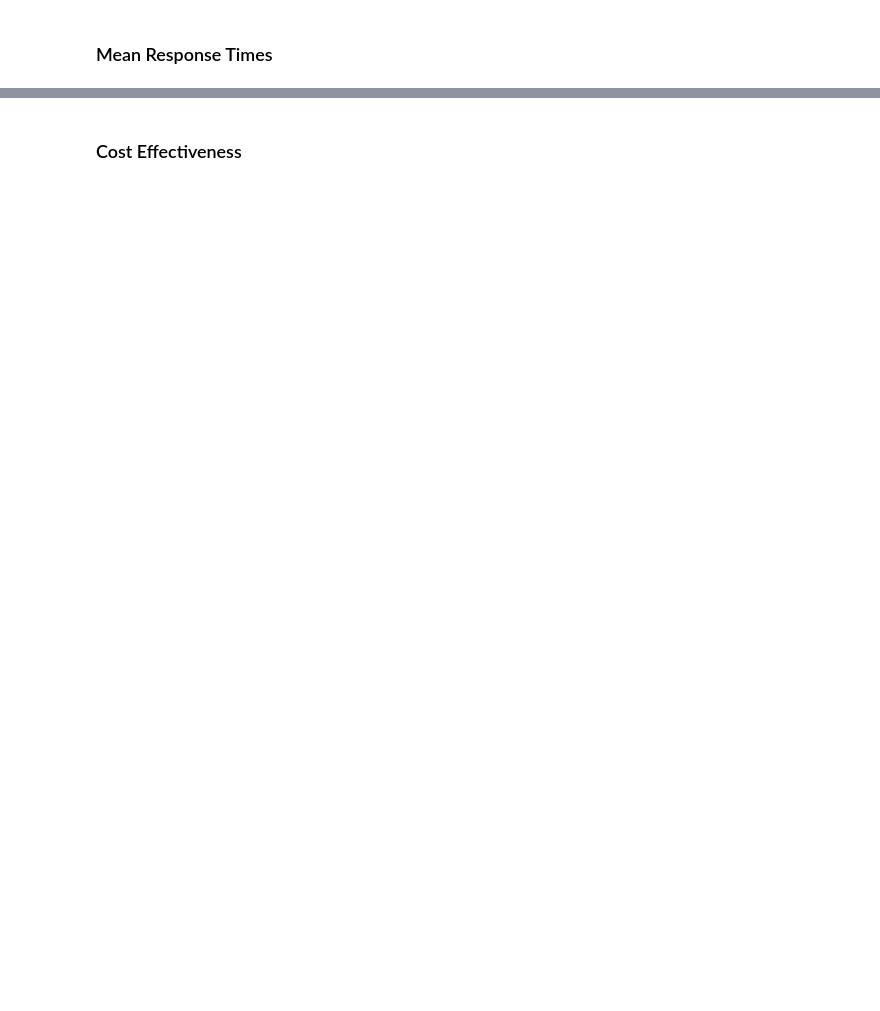
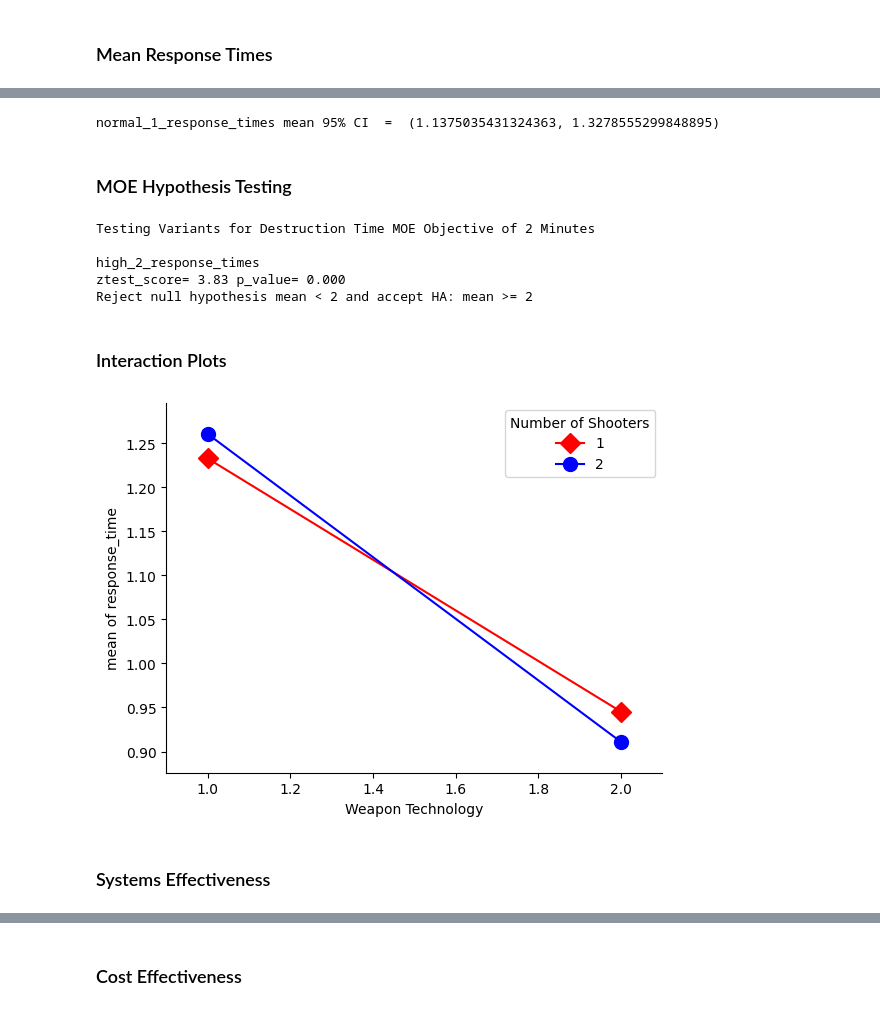
Before and after one commit to madachy/sd_incose, a Jupyter notebook: Target_Shooter_System.ipynb, the cells around one changed output, grey strips where cells are left out. Saved outputs shown, nothing was run; the diff lists cells and outputs as text; code cells hidden in the pictures; blank space fills up the shorter version.

```diff
--- a/Target_Shooter_System.ipynb
+++ b/Target_Shooter_System.ipynb
@@ -369,0 +374,11 @@ np.mean(response_times_dict[('Normal', 1)])
+# %%
+import scipy.stats as st
+
+# 95% confidence intervals
+# https://docs.scipy.org/doc/scipy/reference/generated/scipy.stats.norm.html, last term is standard error of mean
+
+data = response_times_dict[('Normal', 1)]
+
+print("normal_1_response_times mean 95% CI  = ", st.norm.interval(alpha=0.95, loc=np.mean(data), scale=(np.std(data) / np.sqrt(np.size(data)))))
+# %% [output]
+normal_1_response_times mean 95% CI  =  (1.1375035431324363, 1.3278555299848895)
@@ -369,0 +387,43 @@ np.mean(response_times_dict[('Normal', 1)])
+# %% [markdown]
+### MOE Hypothesis Testing
+# %%
+import statsmodels.api as sm
+
+# hypothesis testing
+
+print("Testing Variants for Destruction Time MOE Objective of 2 Minutes")
+
+# 1-sided test
+H0 = "mean < 2"
+HA = "mean >= 2"
+alpha = .05 # Significant level(α)
+data = response_times_dict[('High', 2)]
+value = .8
+
+ztest_score, p_value = sm.stats.ztest(data, value = value, alternative = "larger")
+print('\nhigh_2_response_times\n' + f'{ztest_score= :.2f}', f'{p_value= :.3f}')
+if(p_value <  alpha):
+  print(f"Reject null hypothesis {H0} and accept HA: {HA}")
+else:
+  print("Fail to reject null hypothesis H0: " + H0)
+# %% [output]
+Testing Variants for Destruction Time MOE Objective of 2 Minutes
+
+high_2_response_times
+ztest_score= 3.83 p_value= 0.000
+Reject null hypothesis mean < 2 and accept HA: mean >= 2
+# %% [markdown]
+### Interaction Plots
+# %%
+# interaction plots
+weapon_technology = [1, 2, 1, 2] # normal, high, normal, high
+number_shooters = [1, 1, 2, 2]
+mean_response_time = [np.mean(response_times_dict[('Normal', 1)]), np.mean(response_times_dict[('High', 1)]), np.mean(response_times_dict[('Normal', 2)]), np.mean(response_times_dict[('High', 2)])]
+
+fig = interaction_plot(weapon_technology, number_shooters, mean_response_time, xlabel='Weapon Technology', ylabel='response_time', colors=['red', 'blue'], markers=['D', 'o'], ms=10)
+plt.legend([1, 2], title = 'Number of Shooters')
+plt.show()
+# %% [output]
+[figure, added]
+# %% [markdown]
+### Systems Effectiveness
```
Also changed, not shown: parts of 21 cells of this notebook.
